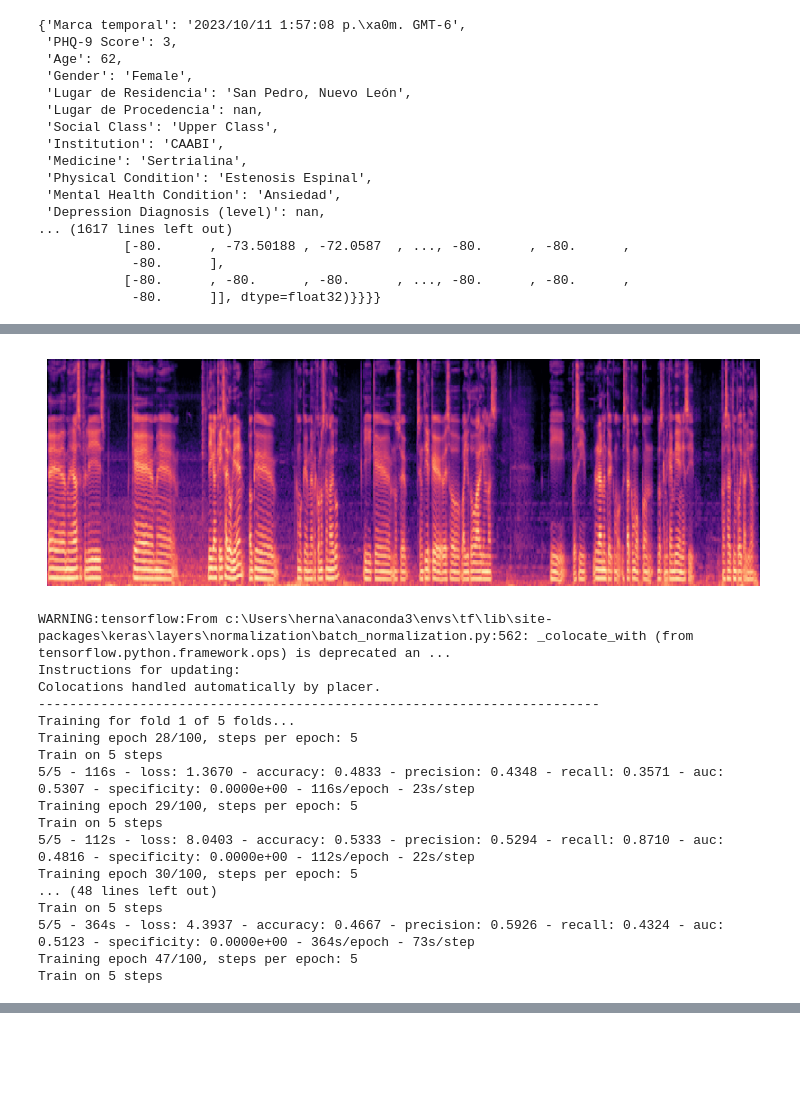
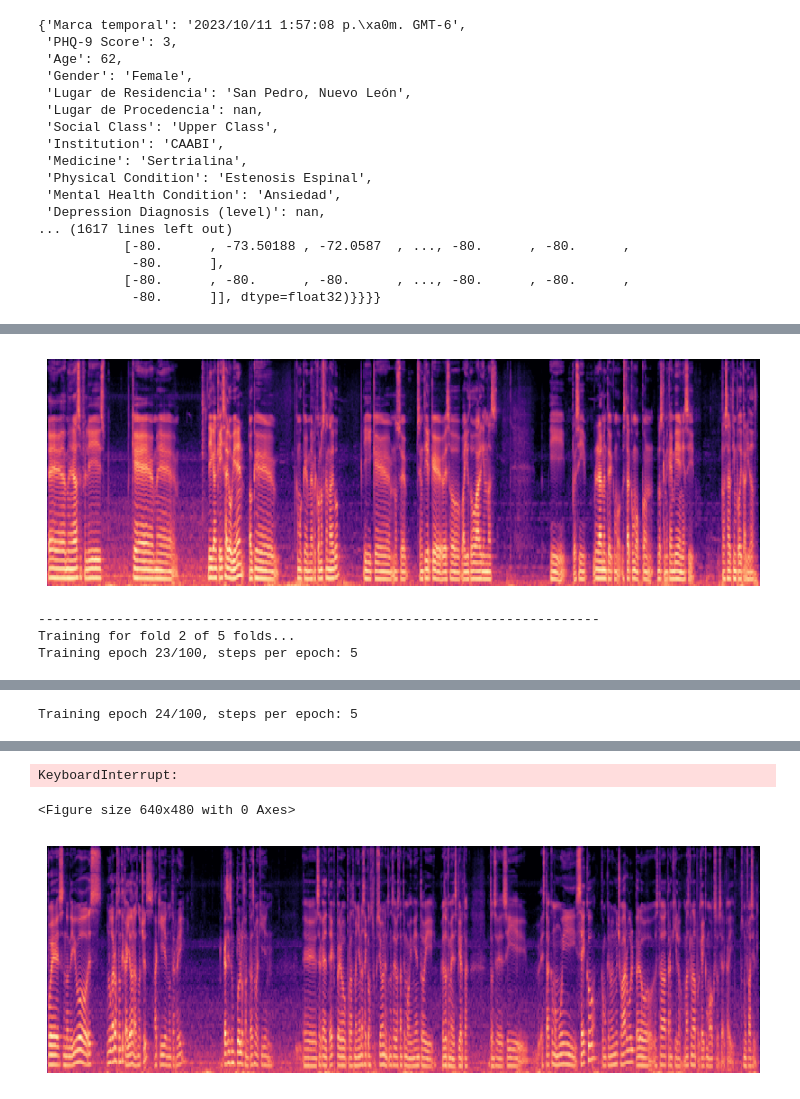
Before and after one commit to EriherSizac/Improving-deep-neural-networks-to-identify-mental-disorders-using-Neural-Architecture-Search, a Jupyter notebook: Experiments/K-Folds/D3TEC with loaders.ipynb, the cells around one changed output, grey strips where cells are left out. Drawn from its saved outputs; the diff is of its cells as text; code cells hidden in the pictures; blank space fills up the shorter version.

```diff
--- a/Experiments/K-Folds/D3TEC with loaders.ipynb
+++ b/Experiments/K-Folds/D3TEC with loaders.ipynb
@@ -427,26 +424,12 @@ Your GPU will likely run quickly with dtype policy mixed_float16 as it has compu
 # Ejecutar el test K-Fold
 #tester.run_kfold_test()
 # %%
-tester = KFoldCNNTester(data_dict_loaded, 'results', batch_size=12) #32 needs supervision as it stops more
+tester = KFoldCNNTester(data_dict_loaded, 'results', batch_size=32, use_tf_data=False) #32 needs supervision as it stops more
 
 # Run the K-Fold test
 tester.run_kfold_test()
 # %% [output]
 [figure]
-WARNING:tensorflow:From c:\Users\herna\anaconda3\envs\tf\lib\site-packages\keras\layers\normalization\batch_normalization.py:562: _colocate_with (from tensorflow.python.framework.ops) is deprecated an ...
-Instructions for updating:
-Colocations handled automatically by placer.
 ------------------------------------------------------------------------
-Training for fold 1 of 5 folds...
-Training epoch 28/100, steps per epoch: 5
-Train on 5 steps
-5/5 - 116s - loss: 1.3670 - accuracy: 0.4833 - precision: 0.4348 - recall: 0.3571 - auc: 0.5307 - specificity: 0.0000e+00 - 116s/epoch - 23s/step
-Training epoch 29/100, steps per epoch: 5
-Train on 5 steps
-5/5 - 112s - loss: 8.0403 - accuracy: 0.5333 - precision: 0.5294 - recall: 0.8710 - auc: 0.4816 - specificity: 0.0000e+00 - 112s/epoch - 22s/step
-Training epoch 30/100, steps per epoch: 5
-... (48 lines left out)
-Train on 5 steps
-5/5 - 364s - loss: 4.3937 - accuracy: 0.4667 - precision: 0.5926 - recall: 0.4324 - auc: 0.5123 - specificity: 0.0000e+00 - 364s/epoch - 73s/step
-Training epoch 47/100, steps per epoch: 5
-Train on 5 steps
+Training for fold 2 of 5 folds...
+Training epoch 23/100, steps per epoch: 5
@@ -452,0 +441 @@ Train on 5 steps
+Training epoch 24/100, steps per epoch: 5
@@ -452,0 +443,3 @@ Train on 5 steps
+KeyboardInterrupt:
+<Figure size 640x480 with 0 Axes>
+[figure, added]
```
Also changed, not shown: parts of 2 cells of this notebook.
